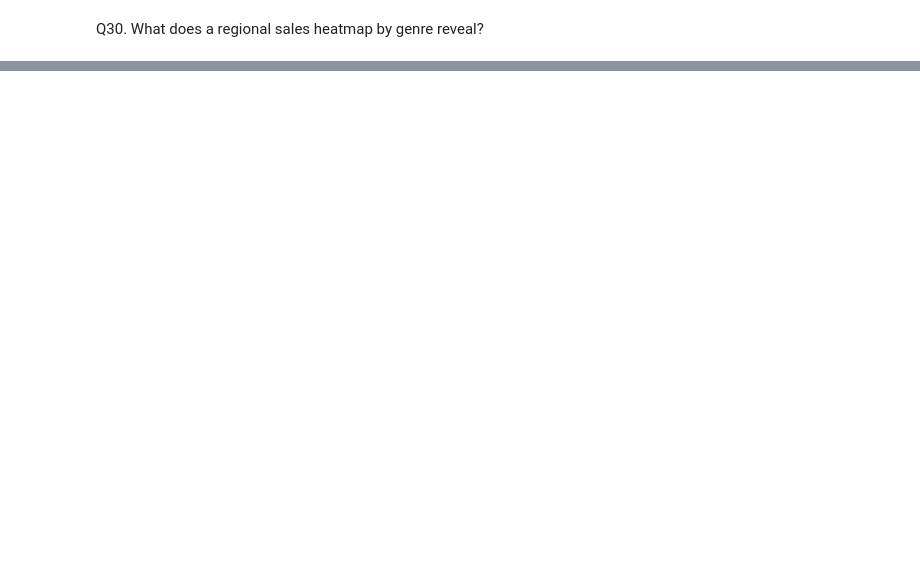
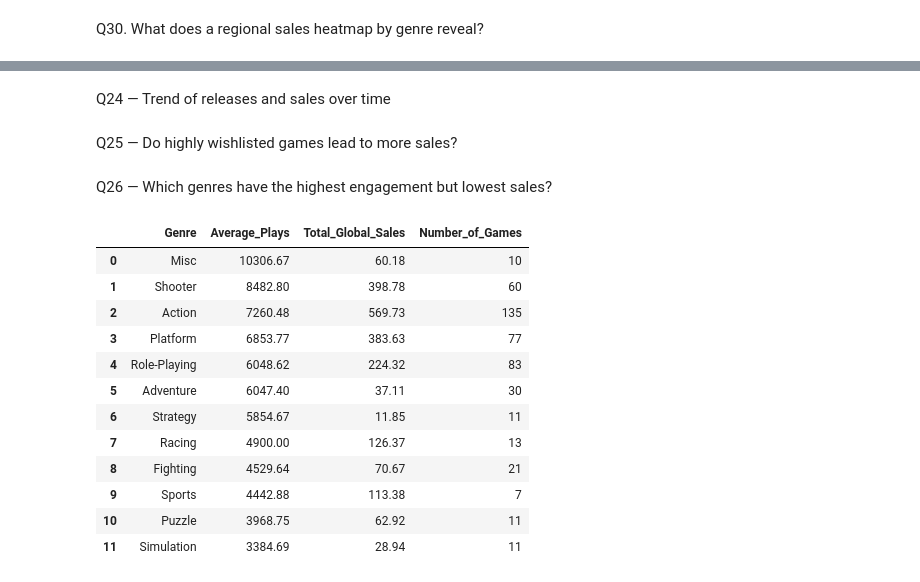
Before and after one commit to surjisudha/Game-Analytics-PowerBI, a Jupyter notebook: Game_Analytics_&_Sales_Intelligence_Dashboard.ipynb, the cells around one changed output, grey strips where cells are left out. Saved outputs shown, nothing was run; the diff lists cells and outputs as text; code cells hidden in the pictures; blank space fills up the shorter version.

```diff
--- a/Game_Analytics_&_Sales_Intelligence_Dashboard.ipynb
+++ b/Game_Analytics_&_Sales_Intelligence_Dashboard.ipynb
@@ -1501,0 +1477,2 @@ Role-Playing    167.64    113.19     81.21        34.79
+# %% [markdown]
+Q24 — Trend of releases and sales over time
@@ -1501,0 +1495,2 @@ Role-Playing    167.64    113.19     81.21        34.79
+# %% [markdown]
+Q25 — Do highly wishlisted games lead to more sales?
@@ -1501,0 +1514,34 @@ Role-Playing    167.64    113.19     81.21        34.79
+# %% [markdown]
+Q26 — Which genres have the highest engagement but lowest sales?
+# %%
+query = """
+SELECT
+    s.Genre,
+    ROUND(AVG(g.Plays), 2) AS Average_Plays,
+    ROUND(SUM(s.Global_Sales), 2) AS Total_Global_Sales,
+    COUNT(DISTINCT g.Title) AS Number_of_Games
+FROM games_clean AS g
+INNER JOIN sales AS s
+    ON LOWER(TRIM(g.Title)) = LOWER(TRIM(s.Name))
+WHERE g.Plays IS NOT NULL
+  AND s.Genre IS NOT NULL
+GROUP BY s.Genre
+ORDER BY Average_Plays DESC;
+"""
+
+result = pd.read_sql_query(query, conn)
+result
+# %% [output]
+|  | Genre | Average_Plays | Total_Global_Sales | Number_of_Games |
+| 0 | Misc | 10306.67 | 60.18 | 10 |
+| 1 | Shooter | 8482.80 | 398.78 | 60 |
+| 2 | Action | 7260.48 | 569.73 | 135 |
+| 3 | Platform | 6853.77 | 383.63 | 77 |
+| 4 | Role-Playing | 6048.62 | 224.32 | 83 |
+| 5 | Adventure | 6047.40 | 37.11 | 30 |
+| 6 | Strategy | 5854.67 | 11.85 | 11 |
+| 7 | Racing | 4900.00 | 126.37 | 13 |
+| 8 | Fighting | 4529.64 | 70.67 | 21 |
+| 9 | Sports | 4442.88 | 113.38 | 7 |
+| 10 | Puzzle | 3968.75 | 62.92 | 11 |
+| 11 | Simulation | 3384.69 | 28.94 | 11 |
```
Also changed, not shown: parts of 148 cells of this notebook.
